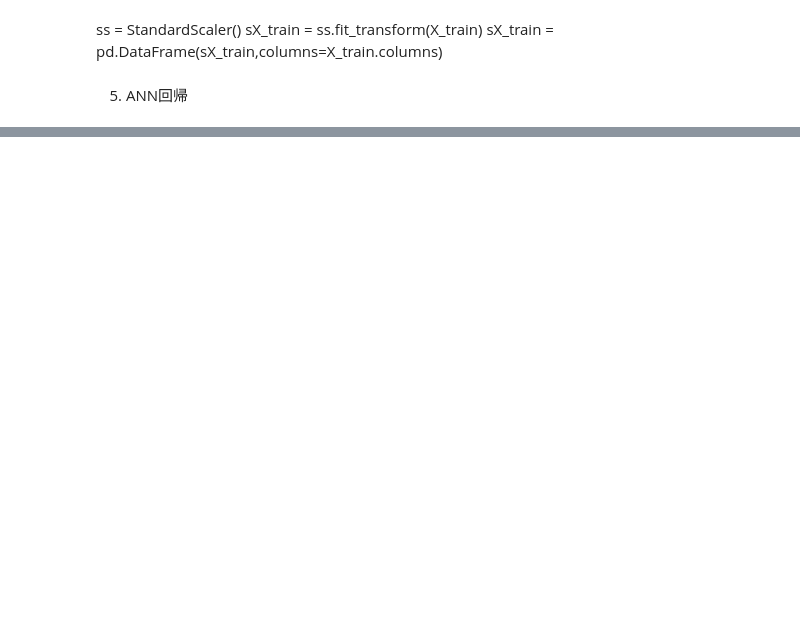
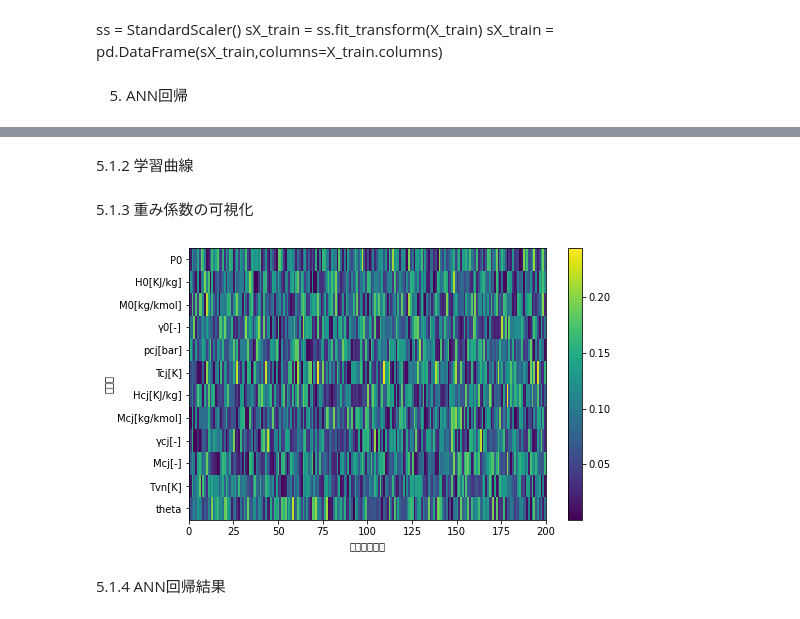
Before and after one commit to HirokiHasegawa0720/diffraction, a Jupyter notebook: 修論/修論ver1.ipynb, the cells around one changed output, grey strips where cells are left out. Drawn from its saved outputs; the diff is of its cells as text; code cells hidden in the pictures; blank space fills up the shorter version.

```diff
--- a/修論/修論ver1.ipynb
+++ b/修論/修論ver1.ipynb
@@ -127,0 +165,20 @@ NameError: name 'sX_train' is not defined
+# %% [markdown]
+5.1.2 学習曲線
+# %% [markdown]
+5.1.3 重み係数の可視化
+# %%
+mlp = MLPRegressor(hidden_layer_sizes=(200,200,200,200),alpha=0.01)
+mlp.fit(sX_trainval,y_trainval)
+plt.figure(figsize=(8, 5))
+mlp.coefs_[0] = np.abs(mlp.coefs_[0])
+plt.imshow(mlp.coefs_[0], interpolation='none', cmap='viridis',aspect='auto')
+plt.yticks(range(12), sX_trainval.columns)
+plt.xlim(0,200)
+plt.xlabel("重み行列の列")
+plt.ylabel("特徴量")
+plt.colorbar()
+plt.savefig("gurafu9.png")
+# %% [output]
+[figure, added]
+# %% [markdown]
+5.1.4 ANN回帰結果
```
Also changed, not shown: parts of 63 cells of this notebook, 14 other files.
